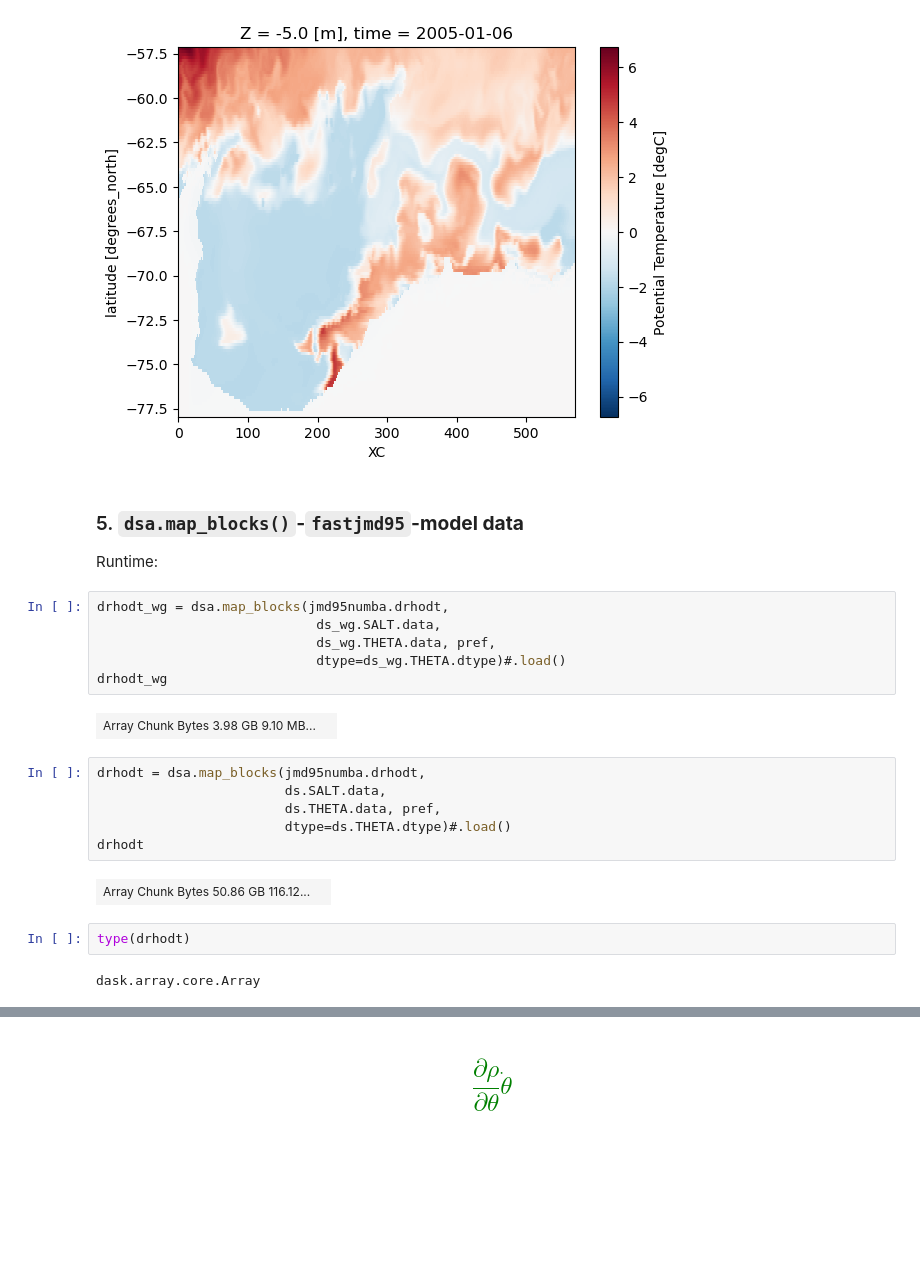
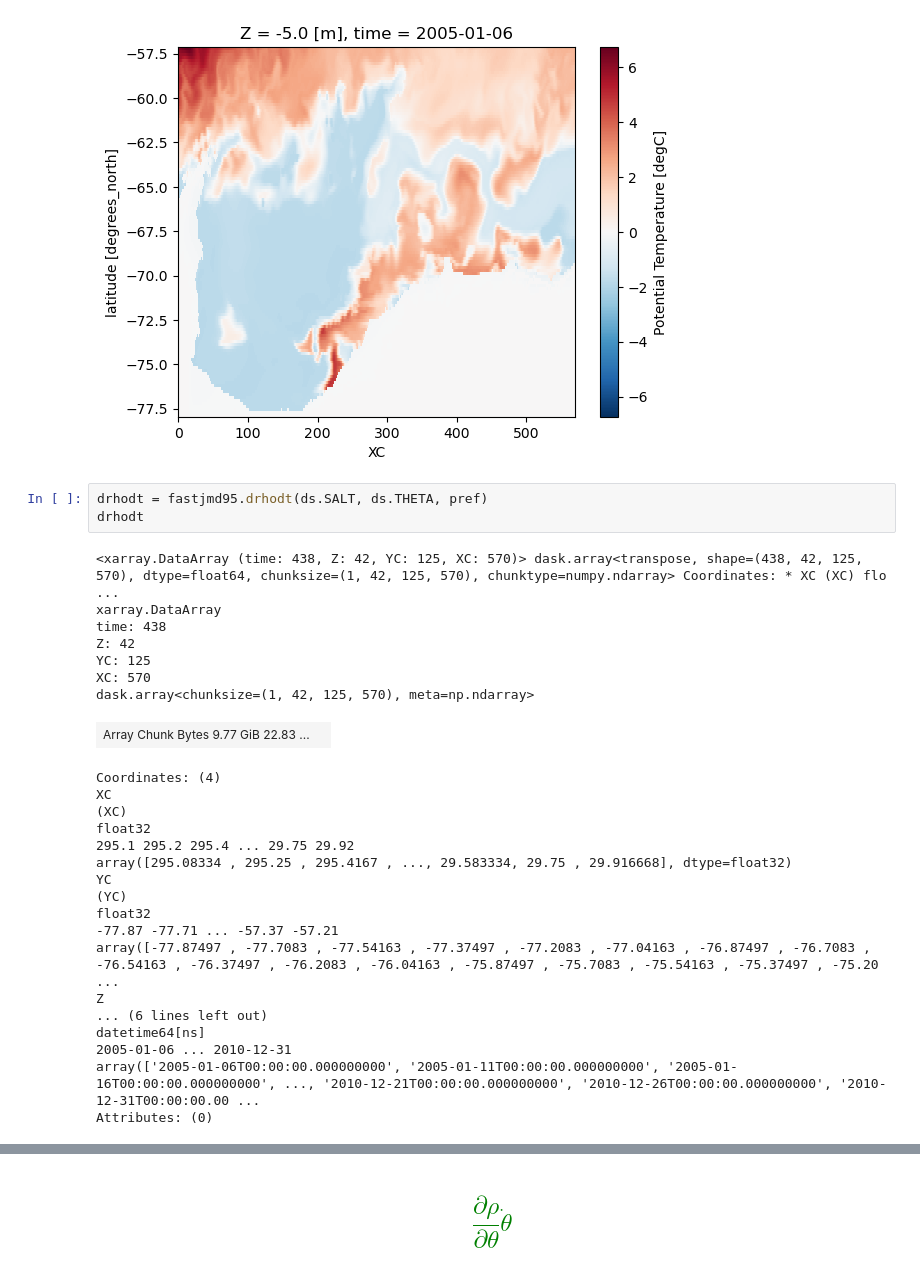
Before and after one commit to shanicetbailey/chapter1, a Jupyter notebook: SOSE-budgets/3_sigma_budget_zspace.ipynb, the cells around one changed output, grey strips where cells are left out. Cells and saved outputs as stored; diff of their text form; blank space fills up the shorter version.

```diff
--- a/SOSE-budgets/3_sigma_budget_zspace.ipynb
+++ b/SOSE-budgets/3_sigma_budget_zspace.ipynb
@@ -98,26 +98,32 @@ ds.THETA[0,0].drop('XC').plot()
 # %% [output]
 <matplotlib.collections.QuadMesh at 0x...>
 [figure]
-# %% [markdown]
-### 5. **`dsa.map_blocks()`-`fastjmd95`-model data**
-Runtime:
-# %%
-drhodt_wg = dsa.map_blocks(jmd95numba.drhodt,
-                            ds_wg.SALT.data,
-                            ds_wg.THETA.data, pref,
-                            dtype=ds_wg.THETA.dtype)#.load()
-drhodt_wg
-# %% [output]
-| Array Chunk Bytes 3.98 GB 9.10 MB... |  |
 # %%
-drhodt = dsa.map_blocks(jmd95numba.drhodt,
-                        ds.SALT.data,
-                        ds.THETA.data, pref,
-                        dtype=ds.THETA.dtype)#.load()
+drhodt = fastjmd95.drhodt(ds.SALT, ds.THETA, pref)
 drhodt
 # %% [output]
+<xarray.DataArray (time: 438, Z: 42, YC: 125, XC: 570)> dask.array<transpose, shape=(438, 42, 125, 570), dtype=float64, chunksize=(1, 42, 125, 570), chunktype=numpy.ndarray> Coordinates: * XC (XC) flo ...
+xarray.DataArray
+time: 438
+Z: 42
+YC: 125
+XC: 570
+dask.array<chunksize=(1, 42, 125, 570), meta=np.ndarray>
-| Array Chunk Bytes 50.86 GB 116.12... |  |
+| Array Chunk Bytes 9.77 GiB 22.83 ... |  |
+Coordinates: (4)
+XC
+(XC)
+float32
+295.1 295.2 295.4 ... 29.75 29.92
+array([295.08334 , 295.25 , 295.4167 , ..., 29.583334, 29.75 , 29.916668], dtype=float32)
+YC
+(YC)
+float32
+-77.87 -77.71 ... -57.37 -57.21
+array([-77.87497 , -77.7083 , -77.54163 , -77.37497 , -77.2083 , -77.04163 , -76.87497 , -76.7083 , -76.54163 , -76.37497 , -76.2083 , -76.04163 , -75.87497 , -75.7083 , -75.54163 , -75.37497 , -75.20 ...
+Z
+... (6 lines left out)
+datetime64[ns]
+2005-01-06 ... 2010-12-31
+array(['2005-01-06T00:00:00.000000000', '2005-01-11T00:00:00.000000000', '2005-01-16T00:00:00.000000000', ..., '2010-12-21T00:00:00.000000000', '2010-12-26T00:00:00.000000000', '2010-12-31T00:00:00.00 ...
+Attributes: (0)
-# %%
-type(drhodt)
-# %% [output]
-dask.array.core.Array
```
Also changed, not shown: parts of 69 cells of this notebook.
